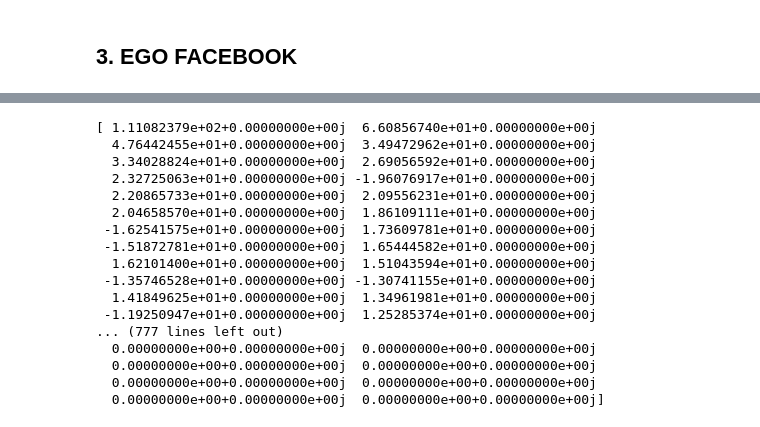
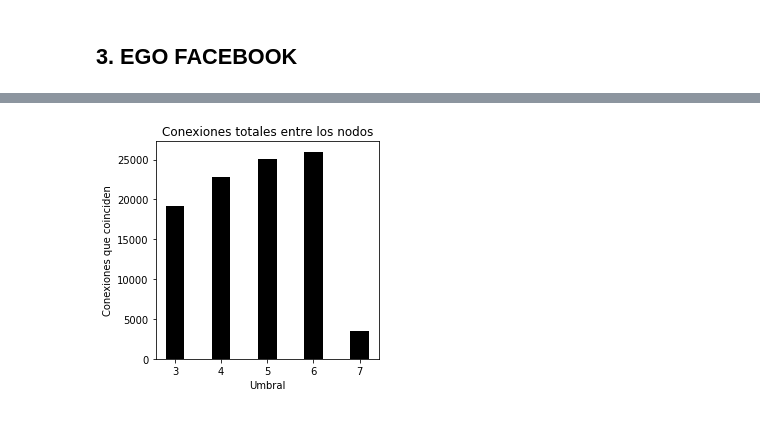
Before and after one commit to gianfrancobtl/tp2-metnum-c2-2022, a Jupyter notebook: notebooks/TP_2_autovalores_autovectores.ipynb, the cells around one changed output, grey strips where cells are left out. Cells and saved outputs as stored; diff of their text form; code cells hidden in the pictures.

```diff
--- a/notebooks/TP_2_autovalores_autovectores.ipynb
+++ b/notebooks/TP_2_autovalores_autovectores.ipynb
@@ -383,29 +456,17 @@ cantidad de conexiones iguales:
-# %%
-# EJ 3.2/3.3
-# COMPARACION CORRELACION AUTOVALORES
-
-l, v = np.linalg.eig(A)
-l_fb, v_fb = np.linalg.eig(A_fb)
-
-print(l)
-print("")
-# AGREGAR CORRELACION
-print(l_fb)
-# %% [output]
-[ 1.11082379e+02+0.00000000e+00j  6.60856740e+01+0.00000000e+00j
-  4.76442455e+01+0.00000000e+00j  3.49472962e+01+0.00000000e+00j
-  3.34028824e+01+0.00000000e+00j  2.69056592e+01+0.00000000e+00j
-  2.32725063e+01+0.00000000e+00j -1.96076917e+01+0.00000000e+00j
-  2.20865733e+01+0.00000000e+00j  2.09556231e+01+0.00000000e+00j
-  2.04658570e+01+0.00000000e+00j  1.86109111e+01+0.00000000e+00j
- -1.62541575e+01+0.00000000e+00j  1.73609781e+01+0.00000000e+00j
- -1.51872781e+01+0.00000000e+00j  1.65444582e+01+0.00000000e+00j
-  1.62101400e+01+0.00000000e+00j  1.51043594e+01+0.00000000e+00j
- -1.35746528e+01+0.00000000e+00j -1.30741155e+01+0.00000000e+00j
-  1.41849625e+01+0.00000000e+00j  1.34961981e+01+0.00000000e+00j
- -1.19250947e+01+0.00000000e+00j  1.25285374e+01+0.00000000e+00j
-... (777 lines left out)
-  0.00000000e+00+0.00000000e+00j  0.00000000e+00+0.00000000e+00j
-  0.00000000e+00+0.00000000e+00j  0.00000000e+00+0.00000000e+00j
-  0.00000000e+00+0.00000000e+00j  0.00000000e+00+0.00000000e+00j
-  0.00000000e+00+0.00000000e+00j  0.00000000e+00+0.00000000e+00j]
+# %%
+# creating the dataset
+data = {'3':19196,'4':22750, '5':25020, '6':25984, '7':3471}
+courses = list(data.keys())
+values = list(data.values())
+
+fig = plt.figure(figsize = (4, 4))
+
+# creating the bar plot
+plt.bar(courses, values, color ='black', width = 0.4)
+
+plt.xlabel("Umbral")
+plt.ylabel("Conexiones que coinciden")
+plt.title("Conexiones totales entre los nodos")
+plt.show()
+# %% [output]
+[figure, added]
```
Also changed, not shown: parts of 20 cells of this notebook, 6 other files.
